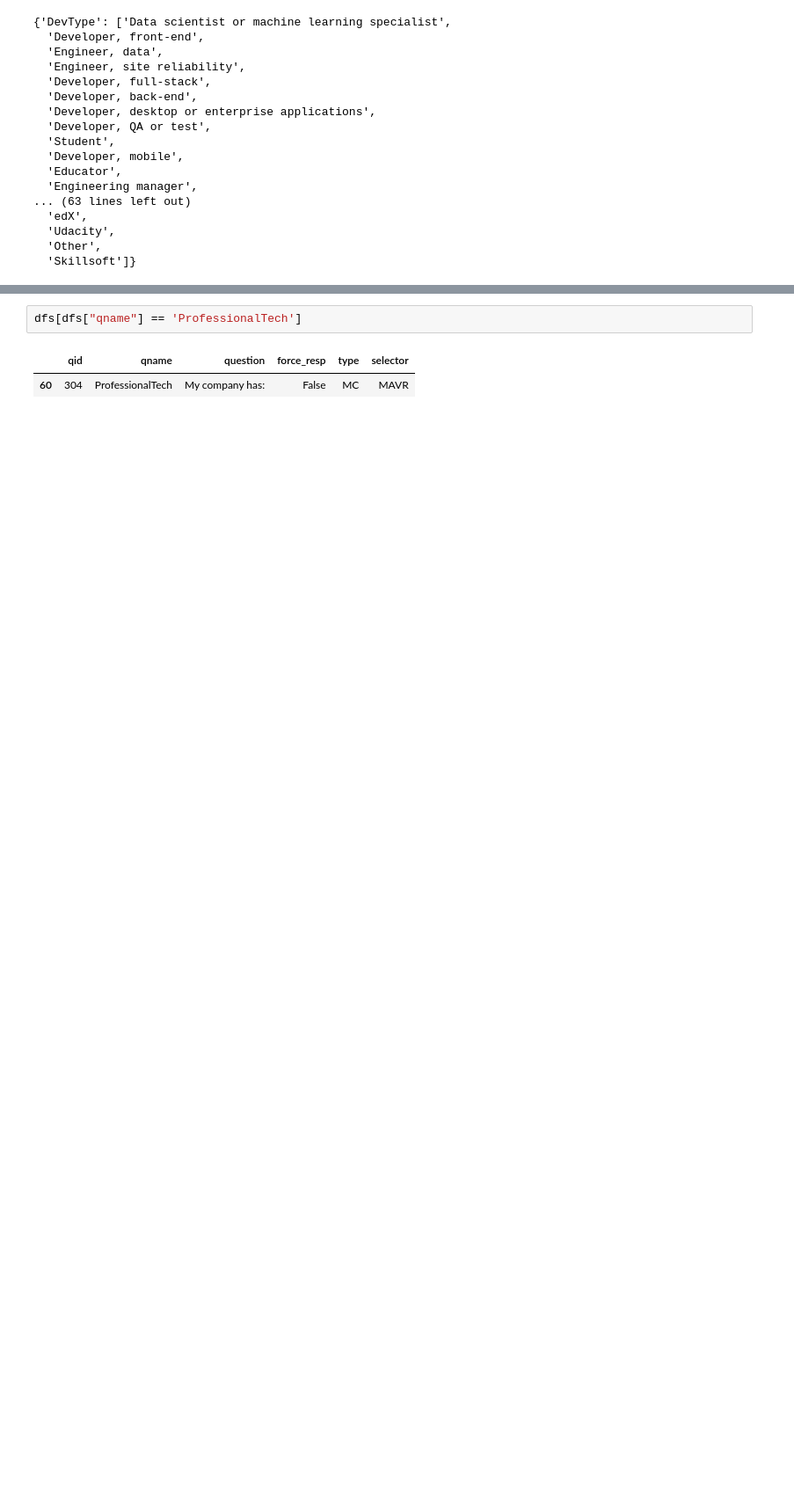
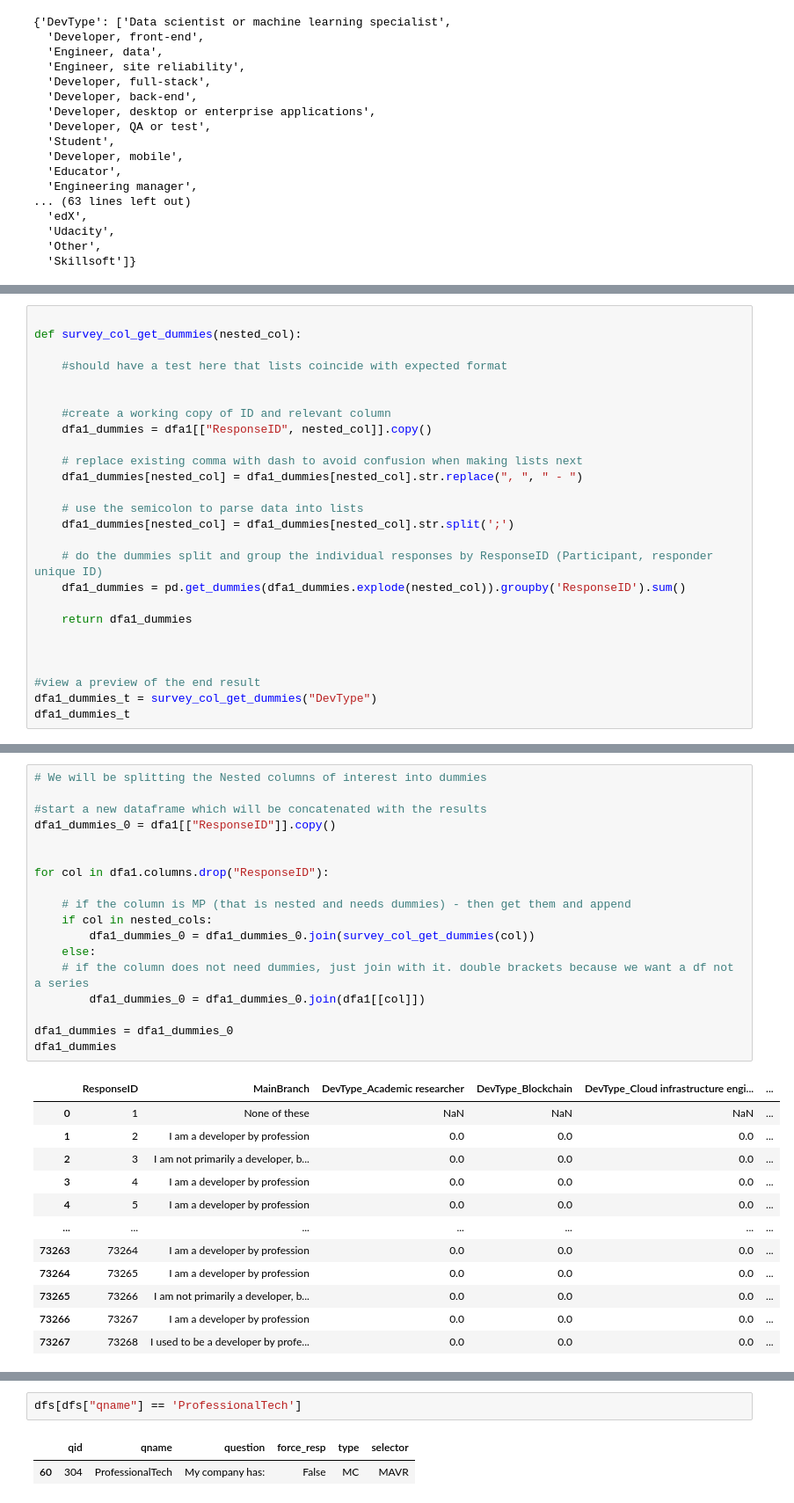
Before and after one commit to ursumarius/developer-survey-analyzing-w-pandas, a Jupyter notebook: data-wrangling/initial-explorative-data-analysis.ipynb, the cells around one changed output, grey strips where cells are left out. Shown at 88% size. Drawn from its saved outputs; the diff is of its cells as text; blank space fills up the shorter version.

```diff
--- a/data-wrangling/initial-explorative-data-analysis.ipynb
+++ b/data-wrangling/initial-explorative-data-analysis.ipynb
@@ -341,0 +282,26 @@ dfa
+# %%
+
+def survey_col_get_dummies(nested_col):
+
+	#should have a test here that lists coincide with expected format
+
+
+	#create a working copy of ID and relevant column
+	dfa1_dummies = dfa1[["ResponseID", nested_col]].copy()
+
+	# replace existing comma with dash to avoid confusion when making lists next
+	dfa1_dummies[nested_col] = dfa1_dummies[nested_col].str.replace(", ", " - ")
+
+	# use the semicolon to parse data into lists
+	dfa1_dummies[nested_col] = dfa1_dummies[nested_col].str.split(';')
+
+	# do the dummies split and group the individual responses by ResponseID (Participant, responder unique ID)
+	dfa1_dummies = pd.get_dummies(dfa1_dummies.explode(nested_col)).groupby('ResponseID').sum()
+
+	return dfa1_dummies
+
+
+
+#view a preview of the end result
+dfa1_dummies_t = survey_col_get_dummies("DevType")
+dfa1_dummies_t
@@ -341,0 +323,31 @@ dfa
+# %%
+# We will be splitting the Nested columns of interest into dummies
+
+#start a new dataframe which will be concatenated with the results
+dfa1_dummies_0 = dfa1[["ResponseID"]].copy()
+
+
+for col in dfa1.columns.drop("ResponseID"):
+
+	# if the column is MP (that is nested and needs dummies) - then get them and append
+	if col in nested_cols:
+		dfa1_dummies_0 = dfa1_dummies_0.join(survey_col_get_dummies(col))
+	else:
+	# if the column does not need dummies, just join with it. double brackets because we want a df not a series
+		dfa1_dummies_0 = dfa1_dummies_0.join(dfa1[[col]])
+
+dfa1_dummies = dfa1_dummies_0
+dfa1_dummies
+# %% [output]
+|  | ResponseID | MainBranch | DevType_Academic researcher | DevType_Blockchain | DevType_Cloud infrastructure engi... | ... |
+| 0 | 1 | None of these | NaN | NaN | NaN | ... |
+| 1 | 2 | I am a developer by profession | 0.0 | 0.0 | 0.0 | ... |
+| 2 | 3 | I am not primarily a developer, b... | 0.0 | 0.0 | 0.0 | ... |
+| 3 | 4 | I am a developer by profession | 0.0 | 0.0 | 0.0 | ... |
+| 4 | 5 | I am a developer by profession | 0.0 | 0.0 | 0.0 | ... |
+| ... | ... | ... | ... | ... | ... | ... |
+| 73263 | 73264 | I am a developer by profession | 0.0 | 0.0 | 0.0 | ... |
+| 73264 | 73265 | I am a developer by profession | 0.0 | 0.0 | 0.0 | ... |
+| 73265 | 73266 | I am not primarily a developer, b... | 0.0 | 0.0 | 0.0 | ... |
+| 73266 | 73267 | I am a developer by profession | 0.0 | 0.0 | 0.0 | ... |
+| 73267 | 73268 | I used to be a developer by profe... | 0.0 | 0.0 | 0.0 | ... |
```
Also changed, not shown: parts of 6 cells of this notebook.
